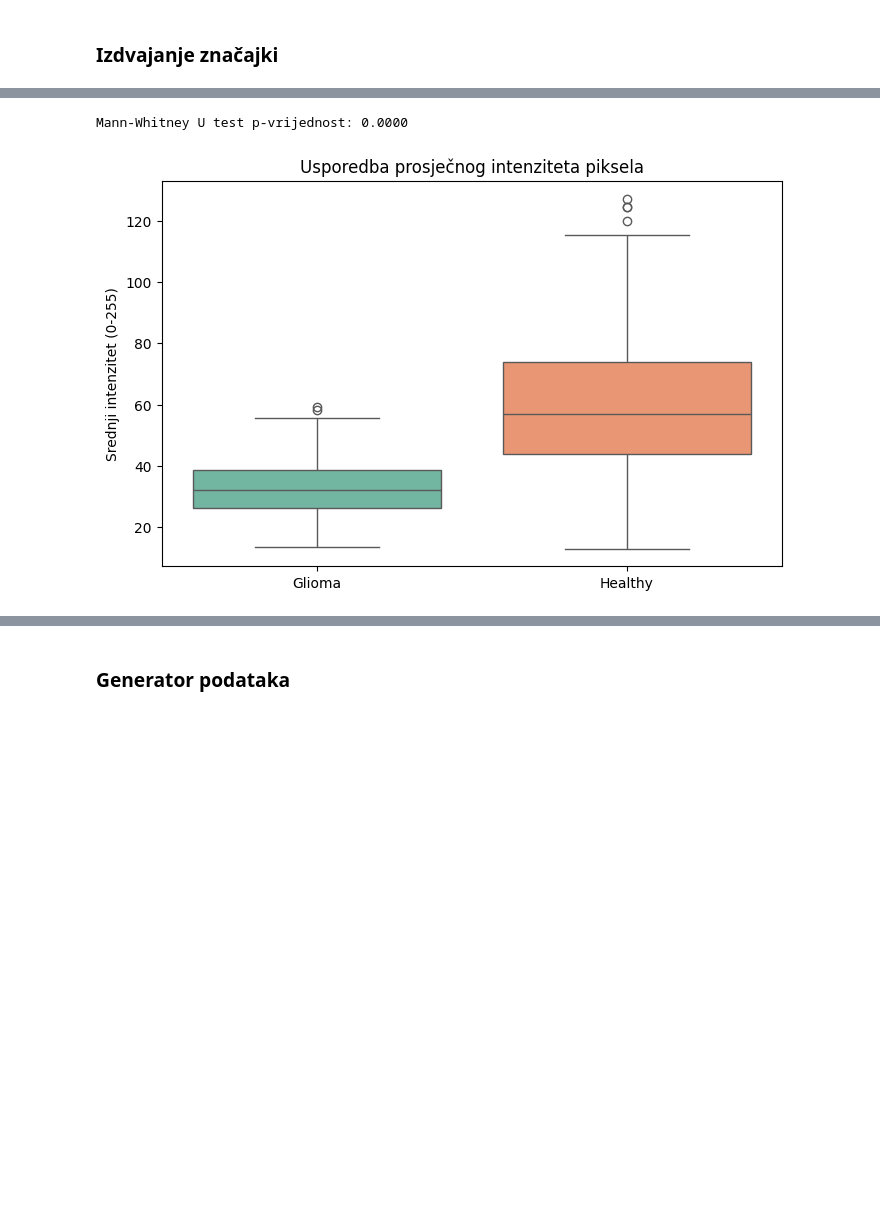
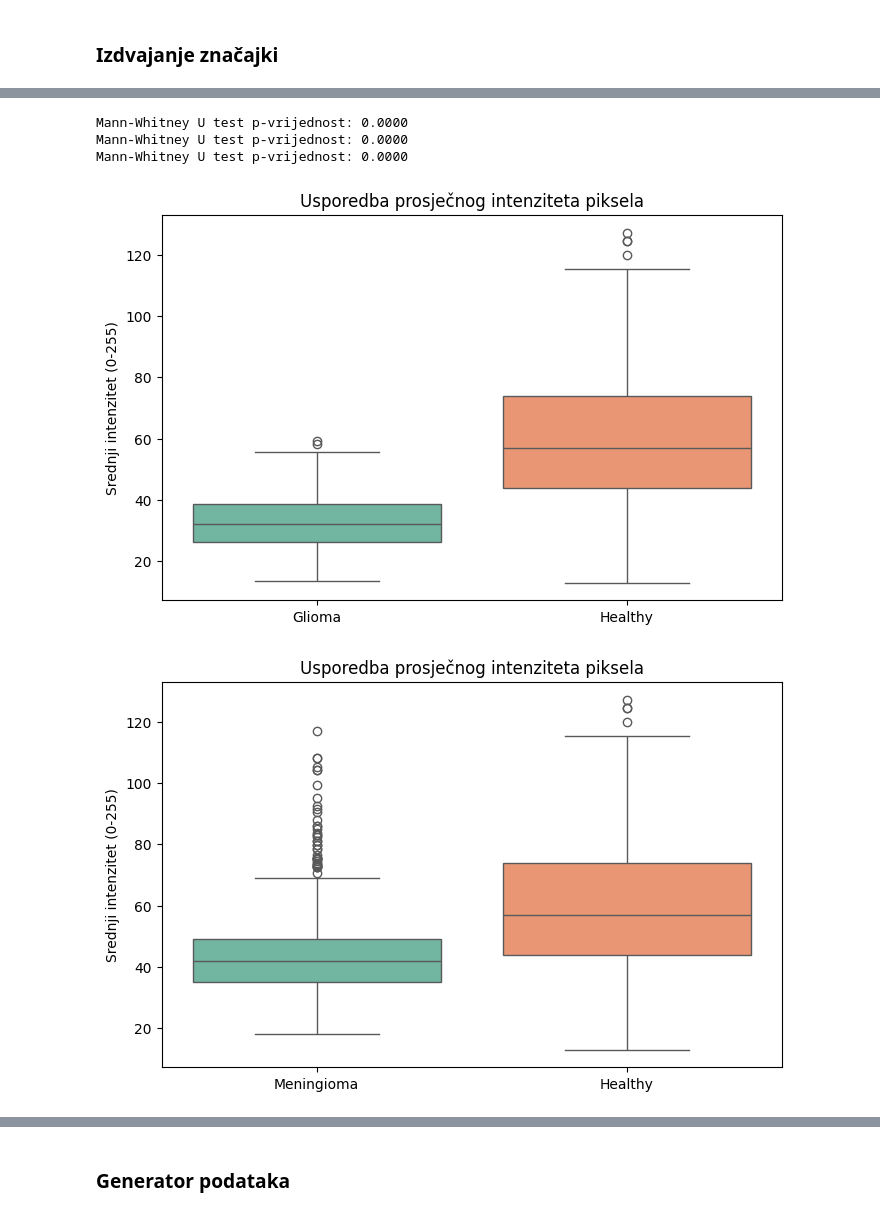
Before and after one commit to Nidzoki/brain-tumor-classification, a Jupyter notebook: notebooks/brain_tumor_classification.ipynb, the cells around one changed output, grey strips where cells are left out. Drawn from its saved outputs; the diff is of its cells as text; code cells hidden in the pictures; blank space fills up the shorter version.

```diff
--- a/notebooks/brain_tumor_classification.ipynb
+++ b/notebooks/brain_tumor_classification.ipynb
@@ -131,13 +163,35 @@ Korišten Mann-Whitney U test. p-vrijednost: 1.3374791644086149e-84
 # %%
-u_stat, p_val = stats.mannwhitneyu(glioma_mean_pixel_intensity, healthy_mean_pixel_intensity)
-print(f"Mann-Whitney U test p-vrijednost: {p_val:.4f}")
+u_stat_g, p_val_g = stats.mannwhitneyu(glioma_mean_pixel_intensity, healthy_mean_pixel_intensity)
+u_stat_m, p_val_m = stats.mannwhitneyu(meningioma_mean_pixel_intensity, healthy_mean_pixel_intensity)
+u_stat_p, p_val_p = stats.mannwhitneyu(pituitary_mean_pixel_intensity, healthy_mean_pixel_intensity)
+
+print(f"Mann-Whitney U test p-vrijednost: {p_val_g:.4f}")
+print(f"Mann-Whitney U test p-vrijednost: {p_val_m:.4f}")
+print(f"Mann-Whitney U test p-vrijednost: {p_val_p:.4f}")
 
 plt.figure(figsize=(8, 5))
 sns.boxplot(data=[glioma_mean_pixel_intensity, healthy_mean_pixel_intensity], palette="Set2")
 plt.xticks([0, 1], ['Glioma', 'Healthy'])
 plt.title('Usporedba prosječnog intenziteta piksela')
 plt.ylabel('Srednji intenzitet (0-255)')
 plt.show()
+
+plt.figure(figsize=(8, 5))
+sns.boxplot(data=[meningioma_mean_pixel_intensity, healthy_mean_pixel_intensity], palette="Set2")
+plt.xticks([0, 1], ['Meningioma', 'Healthy'])
+plt.title('Usporedba prosječnog intenziteta piksela')
+plt.ylabel('Srednji intenzitet (0-255)')
+plt.show()
+
+plt.figure(figsize=(8, 5))
+sns.boxplot(data=[pituitary_mean_pixel_intensity, healthy_mean_pixel_intensity], palette="Set2")
+plt.xticks([0, 1], ['Pituitarni', 'Healthy'])
+plt.title('Usporedba prosječnog intenziteta piksela')
+plt.ylabel('Srednji intenzitet (0-255)')
+plt.show()
 # %% [output]
 Mann-Whitney U test p-vrijednost: 0.0000
+Mann-Whitney U test p-vrijednost: 0.0000
+Mann-Whitney U test p-vrijednost: 0.0000
 [figure]
+[figure, added]
```
Also changed, not shown: parts of 11 cells of this notebook.
